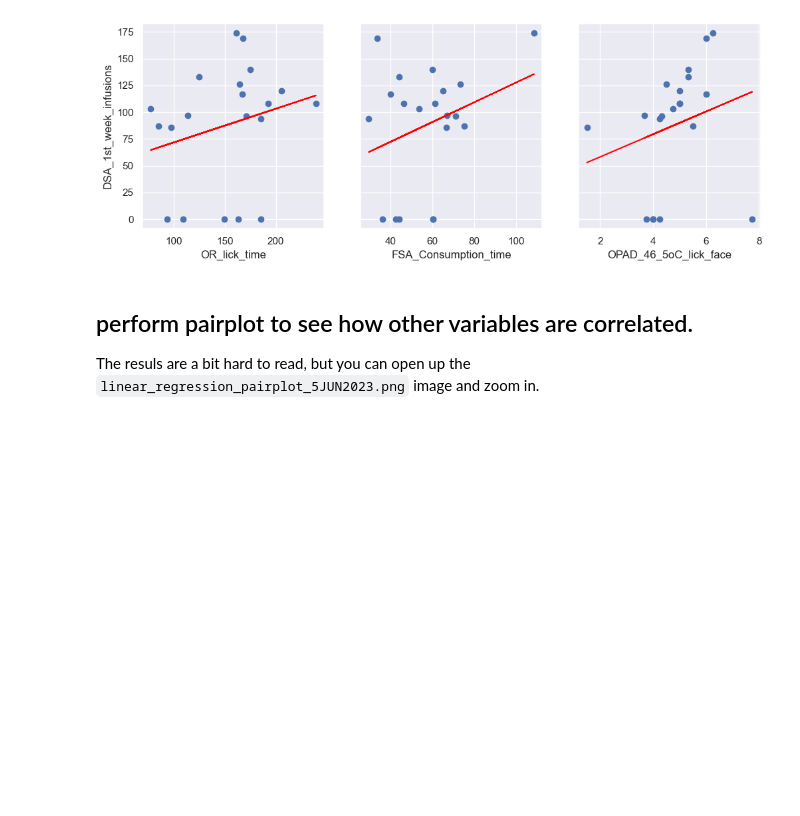
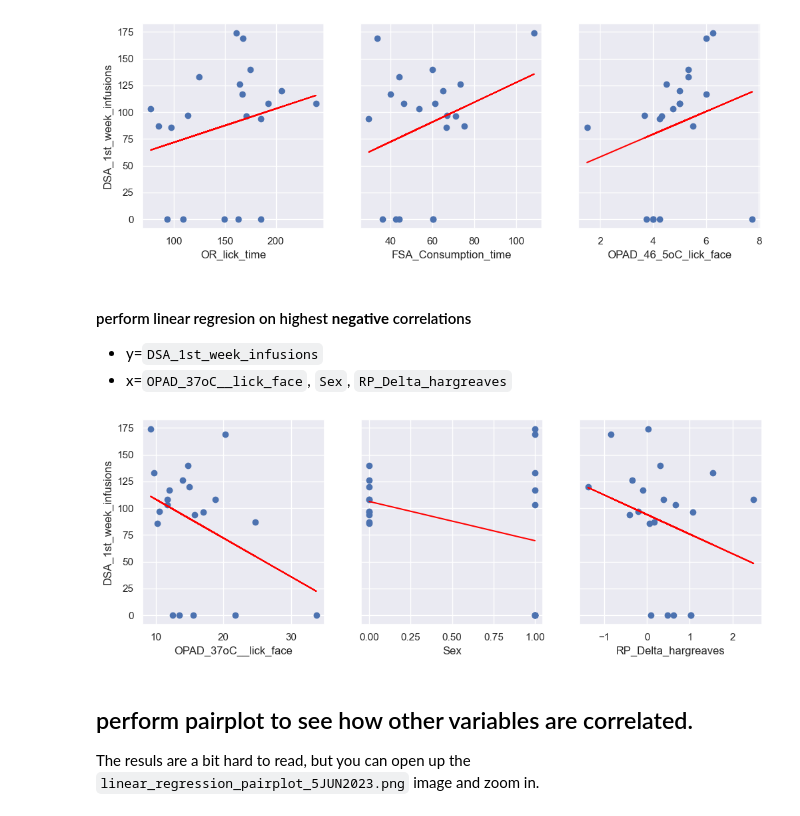
Before and after one commit to uflcod/endophenotype-study-analysis, a Jupyter notebook: notebooks/5JUN2023_linear_regression.ipynb, the cells around one changed output. Cells and saved outputs as stored; diff of their text form; code cells hidden in the pictures; blank space fills up the shorter version.

Commit message:
update linear regression notebook

```diff
--- a/notebooks/5JUN2023_linear_regression.ipynb
+++ b/notebooks/5JUN2023_linear_regression.ipynb
@@ -73,6 +94,37 @@ axs[0].set_ylabel("DSA_1st_week_infusions")
 plt.show()
 # %% [output]
 [figure]
+# %% [markdown]
+#### perform linear regresion on highest **negative** correlations
+* y=`DSA_1st_week_infusions`
+* x=`OPAD_37oC__lick_face`, `Sex`, `RP_Delta_hargreaves`
+# %%
+temp_df = df[["OPAD_37oC__lick_face", "Sex", "RP_Delta_hargreaves"]]
+# %%
+# fig with 1 row, 3 cols
+sns.set(font_scale=1)
+fig, axs = plt.subplots(nrows=1, ncols=3, sharey=True, figsize=(12,4))
+
+# instantiate linear regress model
+model = LinearRegression()
+
+for i, col in enumerate(temp_df.columns):
+    x = df[col].values.reshape(-1, 1) # get col as numpy array
+
+    # fit & predict
+    model.fit(x, y)
+    y_pred = model.predict(x)
+
+    # plot results
+    axs[i].scatter(x, y)
+    axs[i].plot(x, y_pred, color='red')
+    axs[i].set_xlabel(col)
+
+# set shared y axis
+axs[0].set_ylabel("DSA_1st_week_infusions")
+plt.show()
+# %% [output]
+[figure, added]
 # %% [markdown]
 ## perform pairplot to see how other variables are correlated.
 The resuls are a bit hard to read, but you can open up the `linear_regression_pairplot_5JUN2023.png` image and zoom in.
```
Also changed, not shown: parts of 15 cells of this notebook, 1 other file.
